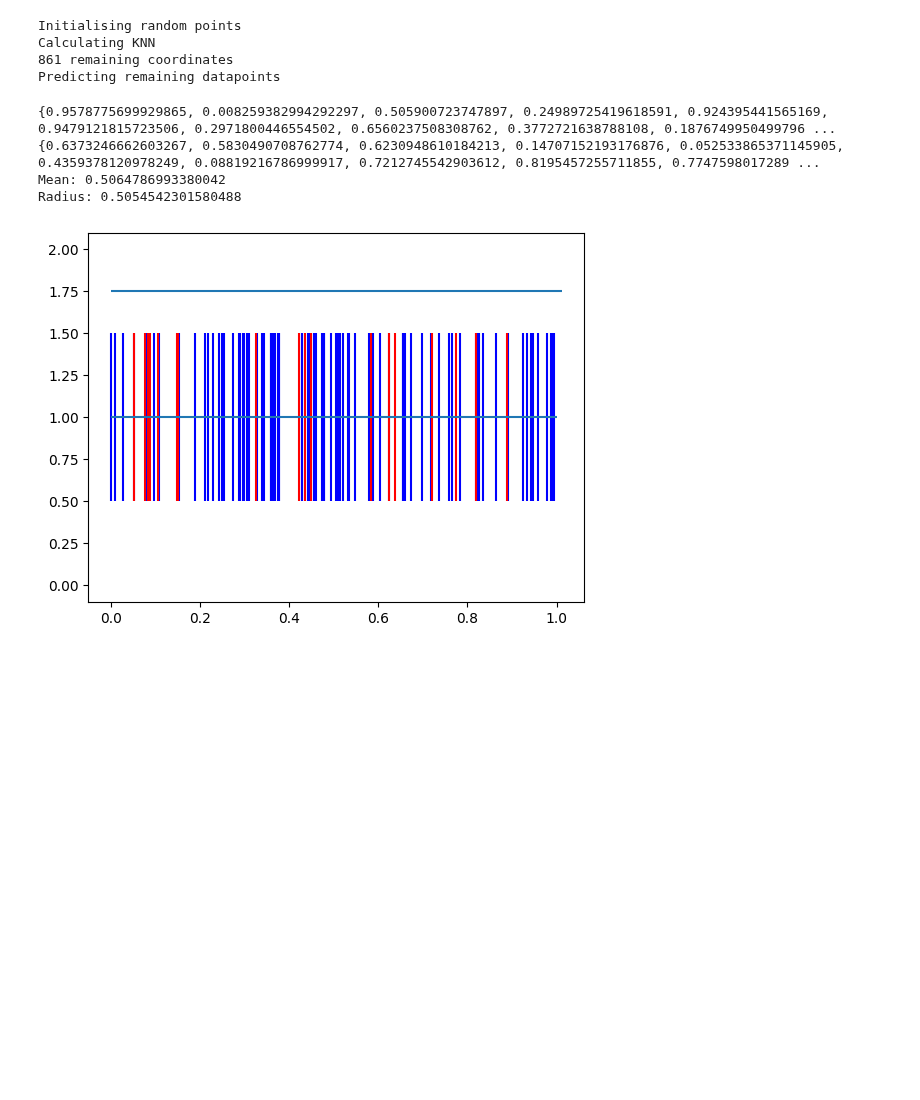
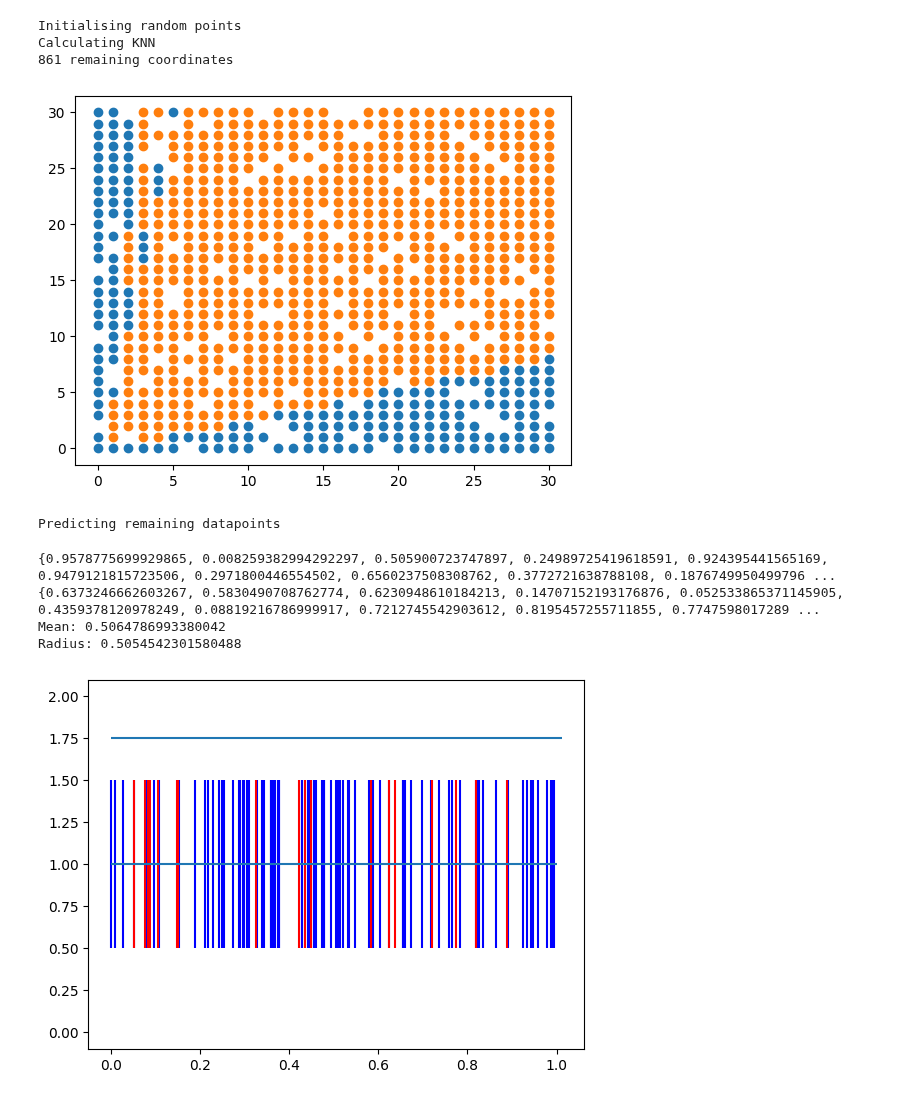
Before and after one commit to Muckthebuck/Learning-Dynamic-Systems, a Jupyter notebook: search/search.ipynb, the cells around one changed output. Saved outputs shown, nothing was run; the diff lists cells and outputs as text; code cells hidden in the pictures; blank space fills up the shorter version.

```diff
--- a/search/search.ipynb
+++ b/search/search.ipynb
@@ -5,7 +5,7 @@ from sklearn.cluster import MeanShift, KMeans
 from sklearn.neighbors import KNeighborsClassifier
 # %%
 def test():
-    p_success = 0.8
+    p_success = 0.5
     return np.random.random() > 1 - p_success
 
 def generate_possibilities_2d(min, max, num_points):
@@ -46,34 +46,50 @@ for x in range(NUM_POINTS):
 results = -1 * np.ones( (NUM_POINTS, NUM_POINTS) )
 output = []
 
+
 print("Initialising random points")
 for i in range(INITIALISATION_SIZE):
     x, y = get_random_coordinate(NUM_POINTS)
     while results[x,y] != -1:
         x, y = get_random_coordinate(NUM_POINTS)
     coord = (x,y)
 
     results[coord] = test()
     remaining_coords.remove(coord)
     output.append([xv[coord], yv[coord], results[coord]])
+
 
 print("Calculating KNN")
 X = np.array(output)[:, 0:2]
 y = np.array(output)[:, 2]
 
 knn = KNeighborsClassifier()
 knn.fit(X, y)
 
 print("%d remaining coordinates" % len(remaining_coords))
 X_test = np.array([list(x) for x in list(remaining_coords)])
 y_pred = knn.predict(X_test)
 
+# Concatenate the results
+concat = np.concatenate([X_test, np.array([y_pred]).transpose()], axis=1)
+# print(y_pred)
+# print(np.where(concat[:,2] == 1))
+pred_success = concat[np.where(concat[:,2] == 1)]
+pred_fail = concat[np.where(concat[:,2] == 0)]
+
+plt.figure()
+plt.scatter(pred_success[:,0], pred_success[:,1])
+plt.scatter(pred_fail[:,0], pred_fail[:,1])
+plt.show()
 print("Predicting remaining datapoints")
+
+# print(y_pred == 1)
 # %% [output]
 Initialising random points
 Calculating KNN
 861 remaining coordinates
-Predicting remaining datapoints
+[figure, added]
+Predicting remaining datapoints
 # %%
 success_coords = set()
 fail_coords = set()
```
